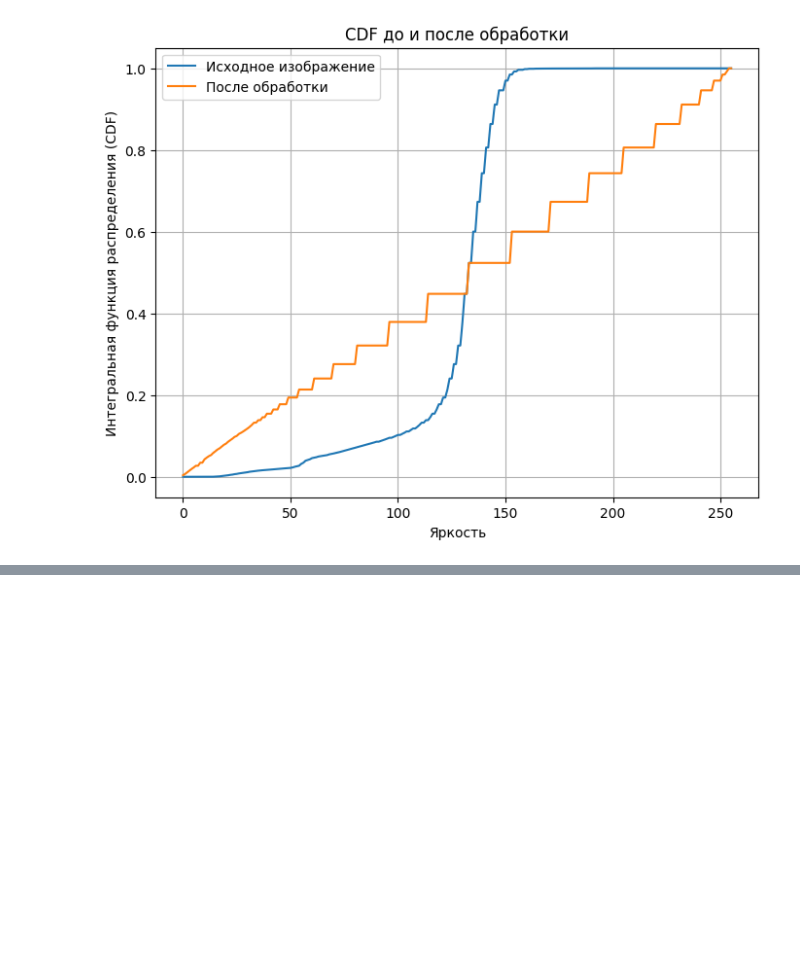
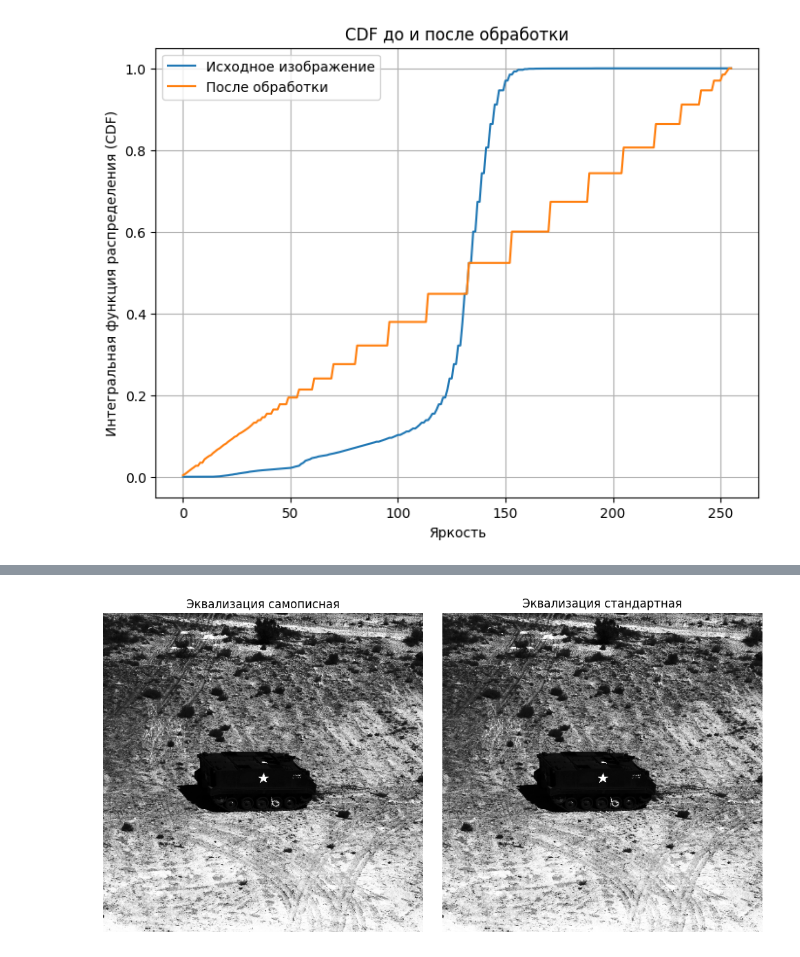
Before and after one commit to razzzenya/IMAGE_LAB1, a Jupyter notebook: main.ipynb, the cells around one changed output, grey strips where cells are left out. Drawn from its saved outputs; the diff is of its cells as text; code cells hidden in the pictures; blank space fills up the shorter version.

```diff
--- a/main.ipynb
+++ b/main.ipynb
@@ -319,16 +318,18 @@ img2.close()
 # %%
 img1 = Image.open('equalization.tif')
-img2 = Image.open('eequalized_cv.tif')
+img2 = Image.open('equalized_cv.tif')
 
 fig, axes = plt.subplots(1, 2, figsize=(10, 5))
 axes[0].imshow(img1, cmap='gray', vmin=0, vmax=255)
-axes[0].set_title('Оригинал')
+axes[0].set_title('Эквализация самописная')
 axes[0].axis('off')
 
 axes[1].imshow(img2, cmap='gray', vmin=0, vmax=255)
-axes[1].set_title('Эквализация самописная')
+axes[1].set_title('Эквализация стандартная')
 axes[1].axis('off')
 
 plt.tight_layout()
 plt.show()
 img2.close()
+# %% [output]
+[figure, added]
```
Also changed, not shown: parts of 4 cells of this notebook.
